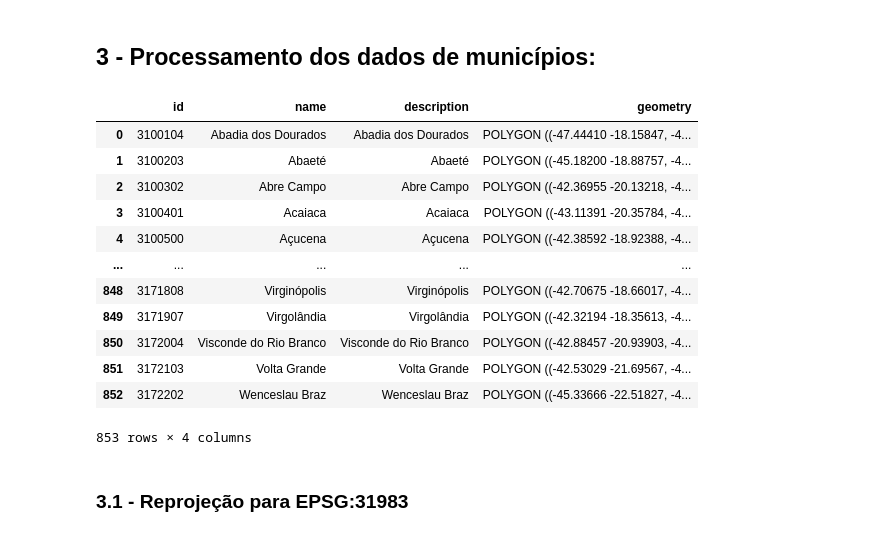
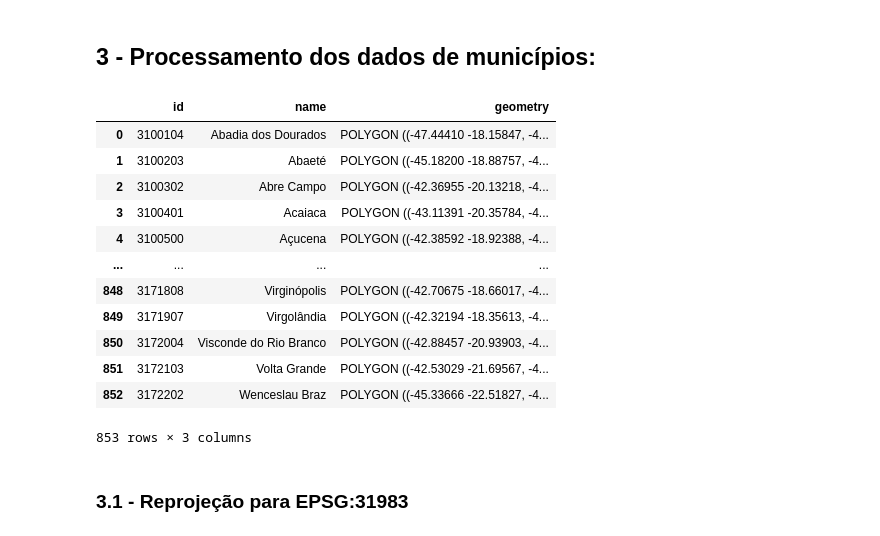
Before and after one commit to mcatrinque/brazil_illegal_deforestation, a Jupyter notebook: 01_etl.ipynb, the cells around one changed output. Saved outputs shown, nothing was run; the diff lists cells and outputs as text; code cells hidden in the pictures.

Commit message:
remove duplicate collumn from municipios_mg and rename another one

```diff
--- a/01_etl.ipynb
+++ b/01_etl.ipynb
@@ -157,25 +157,28 @@ focos_desmatamento_mg
 # %%
 # url contendo os dados a serem explorados
 url = "https://raw.githubusercontent.com/tbrugz/geodata-br/master/geojson/geojs-31-mun.json"
 
 # download do arquivo para um geodataframe
 municipios_mg = gpd.read_file(url)
 
+# remover coluna duplicada
+municipios_mg = municipios_mg.drop(columns=['description'])
+
 municipios_mg
 # %% [output]
-|  | id | name | description | geometry |
-| 0 | 3100104 | Abadia dos Dourados | Abadia dos Dourados | POLYGON ((-47.44410 -18.15847, -4... |
-| 1 | 3100203 | Abaeté | Abaeté | POLYGON ((-45.18200 -18.88757, -4... |
-| 2 | 3100302 | Abre Campo | Abre Campo | POLYGON ((-42.36955 -20.13218, -4... |
-| 3 | 3100401 | Acaiaca | Acaiaca | POLYGON ((-43.11391 -20.35784, -4... |
-| 4 | 3100500 | Açucena | Açucena | POLYGON ((-42.38592 -18.92388, -4... |
-| ... | ... | ... | ... | ... |
-| 848 | 3171808 | Virginópolis | Virginópolis | POLYGON ((-42.70675 -18.66017, -4... |
-| 849 | 3171907 | Virgolândia | Virgolândia | POLYGON ((-42.32194 -18.35613, -4... |
-| 850 | 3172004 | Visconde do Rio Branco | Visconde do Rio Branco | POLYGON ((-42.88457 -20.93903, -4... |
-| 851 | 3172103 | Volta Grande | Volta Grande | POLYGON ((-42.53029 -21.69567, -4... |
-| 852 | 3172202 | Wenceslau Braz | Wenceslau Braz | POLYGON ((-45.33666 -22.51827, -4... |
+|  | id | name | geometry |
+| 0 | 3100104 | Abadia dos Dourados | POLYGON ((-47.44410 -18.15847, -4... |
+| 1 | 3100203 | Abaeté | POLYGON ((-45.18200 -18.88757, -4... |
+| 2 | 3100302 | Abre Campo | POLYGON ((-42.36955 -20.13218, -4... |
+| 3 | 3100401 | Acaiaca | POLYGON ((-43.11391 -20.35784, -4... |
+| 4 | 3100500 | Açucena | POLYGON ((-42.38592 -18.92388, -4... |
+| ... | ... | ... | ... |
+| 848 | 3171808 | Virginópolis | POLYGON ((-42.70675 -18.66017, -4... |
+| 849 | 3171907 | Virgolândia | POLYGON ((-42.32194 -18.35613, -4... |
+| 850 | 3172004 | Visconde do Rio Branco | POLYGON ((-42.88457 -20.93903, -4... |
+| 851 | 3172103 | Volta Grande | POLYGON ((-42.53029 -21.69567, -4... |
+| 852 | 3172202 | Wenceslau Braz | POLYGON ((-45.33666 -22.51827, -4... |
-853 rows × 4 columns
+853 rows × 3 columns
 # %% [markdown]
 ### 3.1 - Reprojeção para EPSG:31983
 # %%
```
Also changed, not shown: parts of 7 cells of this notebook.
